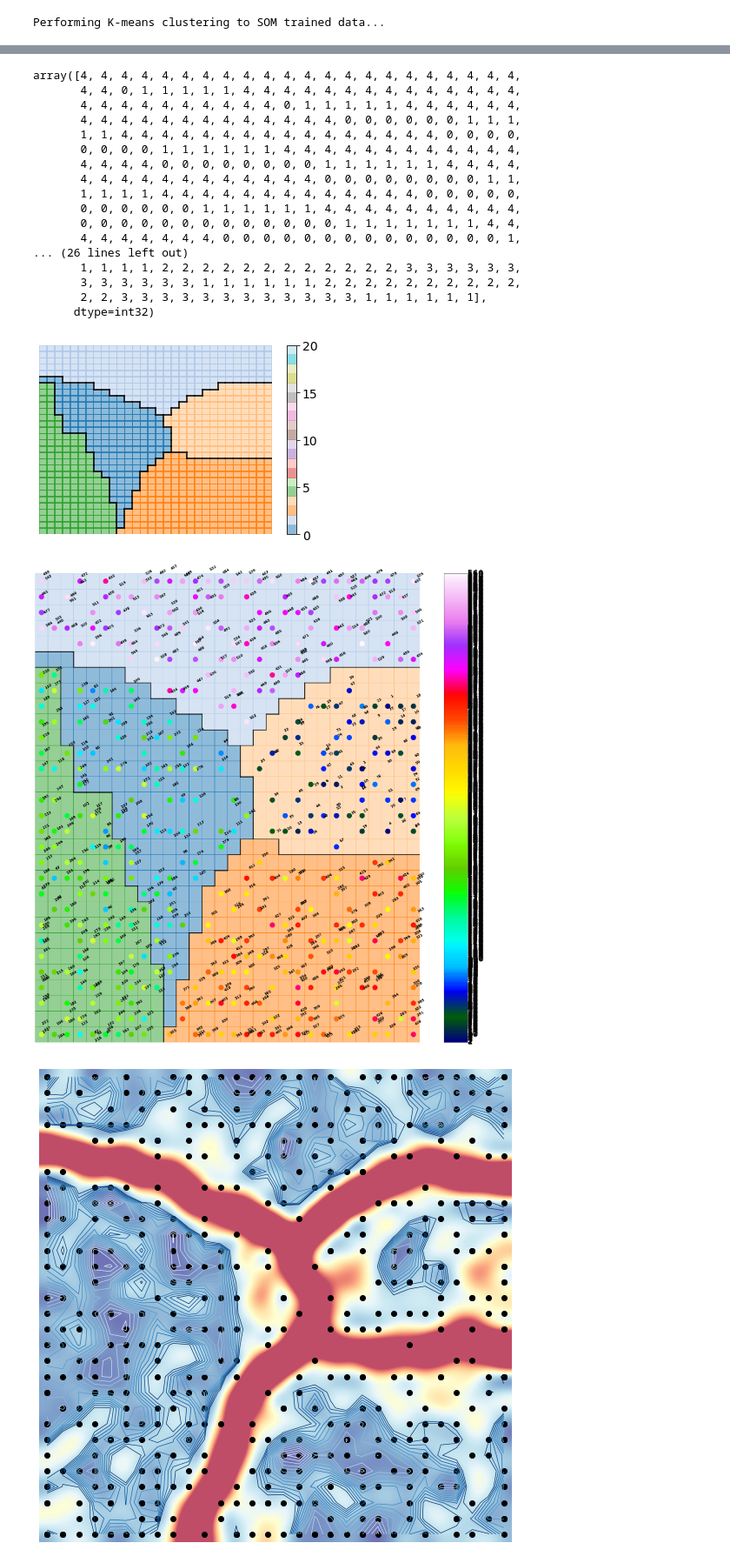
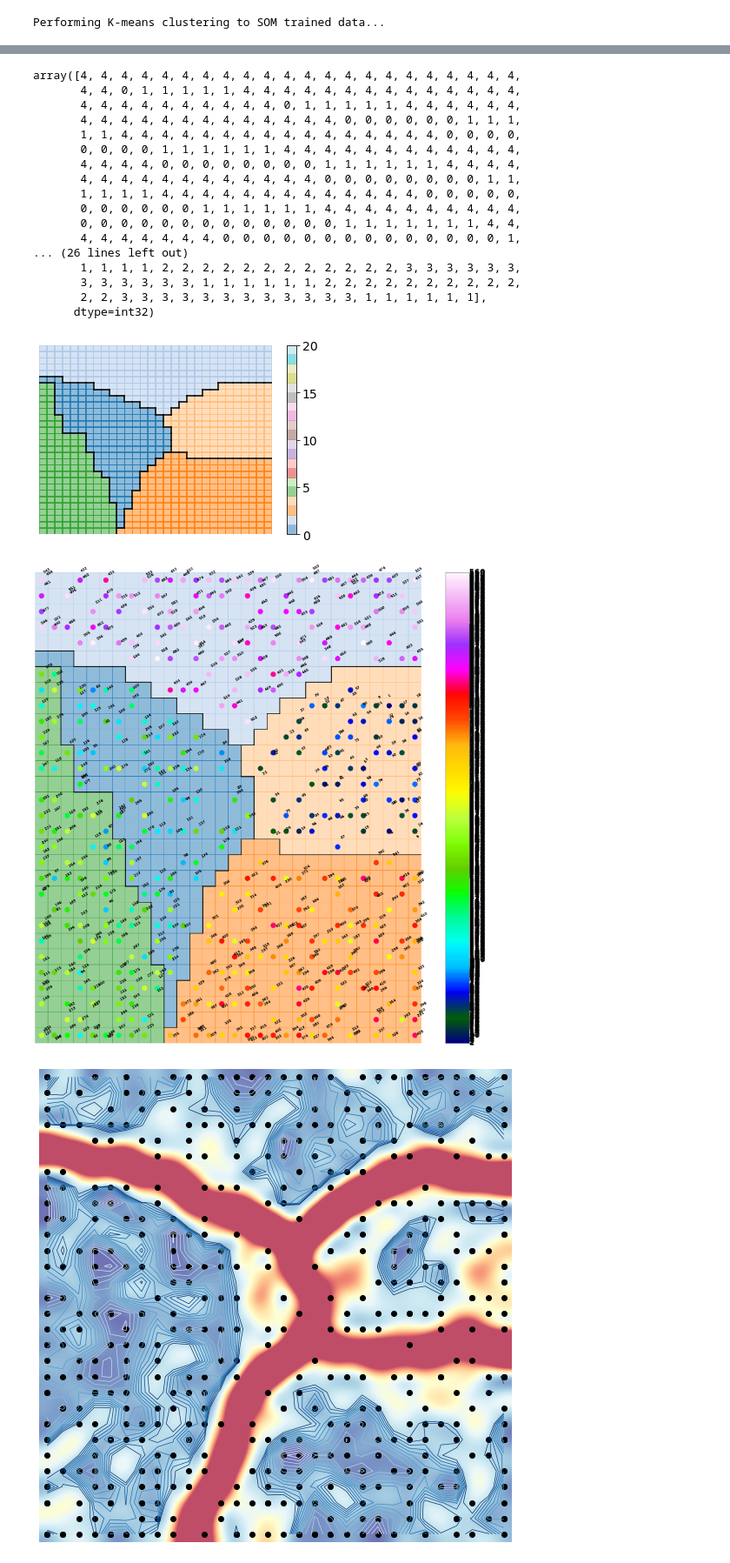
Before and after one commit to feliciatd/MSESOM, a Jupyter notebook: SOM_Visualization.ipynb, the cells around one changed output, grey strips where cells are left out. Shown at 87% size. Drawn from its saved outputs; the diff is of its cells as text; code cells hidden in the pictures.

Commit message:
updated SOM Visualization

```diff
--- a/SOM_Visualization.ipynb
+++ b/SOM_Visualization.ipynb
@@ -175,30 +163,30 @@ Tab(children=(HBox(children=(VBox(children=(HBox(children=(Label(value='Cluster
 # %%
 # Generating another cluster map to overlay material identification
 fig, ax = make_cluster_graph(sm, cl_labels)
 
 # Labels material identification on each data points on the cluster map
 # Requires a column for color category
-clusteringmap_category(ax, sm, KM_CLUSTERS, my_dataframe, "Row", my_dataframe["Row"], 'plot.png')
+clusteringmap_category(ax, sm, KM_CLUSTERS, mats_df, "Row", mats_df["Row"], 'plot.png')
 # %% [output]
 array([4, 4, 4, 4, 4, 4, 4, 4, 4, 4, 4, 4, 4, 4, 4, 4, 4, 4, 4, 4, 4, 4,
        4, 4, 0, 1, 1, 1, 1, 1, 4, 4, 4, 4, 4, 4, 4, 4, 4, 4, 4, 4, 4, 4,
        4, 4, 4, 4, 4, 4, 4, 4, 4, 4, 0, 1, 1, 1, 1, 1, 4, 4, 4, 4, 4, 4,
        4, 4, 4, 4, 4, 4, 4, 4, 4, 4, 4, 4, 4, 0, 0, 0, 0, 0, 0, 1, 1, 1,
        1, 1, 4, 4, 4, 4, 4, 4, 4, 4, 4, 4, 4, 4, 4, 4, 4, 4, 0, 0, 0, 0,
        0, 0, 0, 0, 1, 1, 1, 1, 1, 1, 4, 4, 4, 4, 4, 4, 4, 4, 4, 4, 4, 4,
        4, 4, 4, 4, 0, 0, 0, 0, 0, 0, 0, 0, 1, 1, 1, 1, 1, 1, 4, 4, 4, 4,
        4, 4, 4, 4, 4, 4, 4, 4, 4, 4, 4, 4, 0, 0, 0, 0, 0, 0, 0, 0, 1, 1,
        1, 1, 1, 1, 4, 4, 4, 4, 4, 4, 4, 4, 4, 4, 4, 4, 4, 0, 0, 0, 0, 0,
        0, 0, 0, 0, 0, 0, 1, 1, 1, 1, 1, 1, 4, 4, 4, 4, 4, 4, 4, 4, 4, 4,
        0, 0, 0, 0, 0, 0, 0, 0, 0, 0, 0, 0, 0, 1, 1, 1, 1, 1, 1, 1, 4, 4,
        4, 4, 4, 4, 4, 4, 4, 0, 0, 0, 0, 0, 0, 0, 0, 0, 0, 0, 0, 0, 0, 1,
 ... (26 lines left out)
        1, 1, 1, 1, 2, 2, 2, 2, 2, 2, 2, 2, 2, 2, 2, 2, 3, 3, 3, 3, 3, 3,
        3, 3, 3, 3, 3, 3, 1, 1, 1, 1, 1, 1, 2, 2, 2, 2, 2, 2, 2, 2, 2, 2,
        2, 2, 3, 3, 3, 3, 3, 3, 3, 3, 3, 3, 3, 3, 1, 1, 1, 1, 1, 1],
       dtype=int32)
 [figure]
-[figure, old version]
+[figure, new version]
 # %%
 # Initializing size
 umat_size = (50, 50)
```
Also changed, not shown: parts of 7 cells of this notebook.
